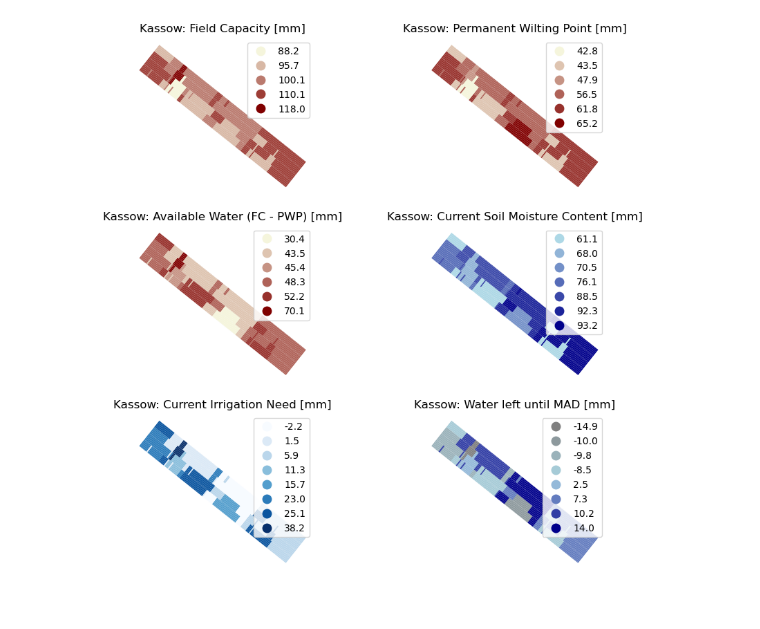
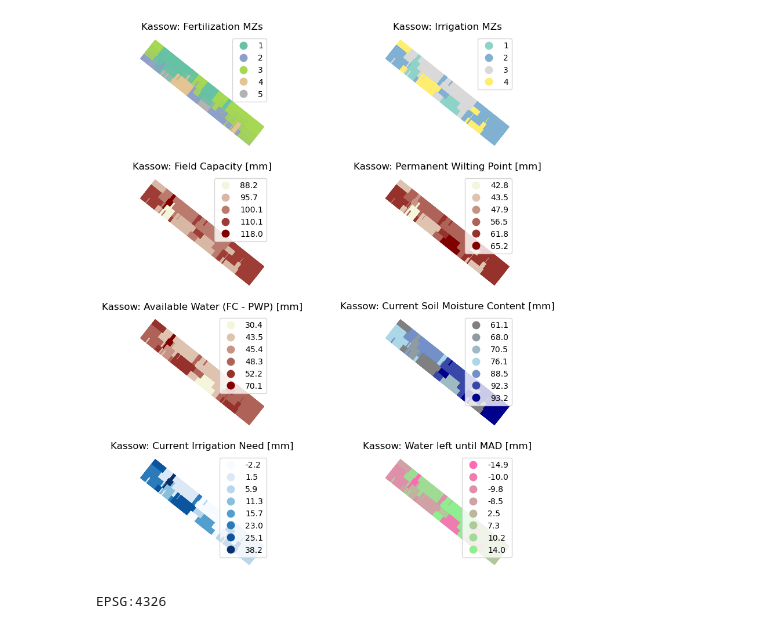
Before and after one commit to AlexSteiger/fertigationMap, a Jupyter notebook: irrigationMap/outputFiles/irrigationMap.ipynb, the cells around one changed output. Cells and saved outputs as stored; diff of their text form; code cells hidden in the pictures.

```diff
--- a/irrigationMap/outputFiles/irrigationMap.ipynb
+++ b/irrigationMap/outputFiles/irrigationMap.ipynb
@@ -17,13 +20,13 @@ fill_up_rate = [0.9, 0.9, 0.9]
 MAD_set      = [0.5,0.5,0.5]
 # %%
 ## read the MZs as Grids (with SensorID and FC) from the GeoPortal
-def get_MZ(university):
+def get_MZ(university,MZtype):
     # Create an SSL context that doesn't verify the certificates.
     ssl_context = ssl.create_default_context()
     ssl_context.check_hostname = False
     ssl_context.verify_mode = ssl.CERT_NONE
 
-    filename = f"irrigation_MZ_as_grid_with_SensorID_and_FC_{university}"
+    filename = f"{MZtype}_MZ_as_grid_{university}"
     URL1 = "http://geoportal.addferti.eu/geoserver/ows"
     URL2 = "?service=WFS&version=1.0.0&request=GetFeature&typename=geonode%3A"
     URL4 = filename
@@ -95,7 +98,11 @@ def get_rain(university):
     return rain_df
 # %%
 for i in range(0,1):
-    MZ_gdf  = get_MZ(uni[i])
+    irr_MZ_gdf  = get_MZ(uni[i],"irr")
+    fer_MZ_gdf  = get_MZ(uni[i],"fer")
     rain_df = get_rain(uni[i])
     CMC_df  = get_current_SMC(uni[i])
+
+print(rain_df)
+print(CMC_df)
 # %% [output]
@@ -165,35 +198,67 @@ gdf.head()
 # %%
 ## Plots
-import matplotlib.colors as mcolors
-from matplotlib.colors import LinearSegmentedColormap
-fig, axs = plt.subplots(nrows=3, ncols=2, figsize=(10,10))
+fig, axs = plt.subplots(nrows=4, ncols=2, figsize=(10,12))
 
-color00 = LinearSegmentedColormap.from_list("", ['beige','maroon'])
-color01 = LinearSegmentedColormap.from_list("", ['lightblue','darkblue'])
-color11 = LinearSegmentedColormap.from_list("", ['gray','lightblue','darkblue'])
+color10 = LinearSegmentedColormap.from_list("", ['beige','maroon'])
+color11 = LinearSegmentedColormap.from_list("", ['lightblue','darkblue'])
+color21 = LinearSegmentedColormap.from_list("", ['gray','lightblue','darkblue'])
+color31 = LinearSegmentedColormap.from_list("", ['hotpink','lightgreen'])
 
-gdf.plot(ax=axs[0,0], column="FC_mm", cmap=color00,legend="TRUE", categorical="true")
-gdf.plot(ax=axs[0,1], column="PWP_mm",cmap=color00,legend="TRUE", categorical="true")
-gdf.plot(ax=axs[1,0], column="AW_mm", cmap=color00,legend="TRUE", categorical="true")
-gdf.plot(ax=axs[1,1], column="CMC_mm",cmap=color01,legend="TRUE", categorical="true")
-gdf.plot(ax=axs[2,0], column="IN_mm", cmap='Blues',legend="TRUE", categorical="true")
-gdf.plot(ax=axs[2,1], column="WL_mm", cmap=color11,legend="TRUE", categorical="true")
+gdf.plot(ax=axs[0,0], column="fer_MZ",cmap='Set2',legend="TRUE", categorical="true")
+gdf.plot(ax=axs[0,1], column="irr_MZ",cmap='Set3',legend="TRUE", categorical="true")
+gdf.plot(ax=axs[1,0], column="FC_mm", cmap=color10,legend="TRUE", categorical="true")
+gdf.plot(ax=axs[1,1], column="PWP_mm",cmap=color10,legend="TRUE", categorical="true")
+gdf.plot(ax=axs[2,0], column="AW_mm", cmap=color10,legend="TRUE", categorical="true")
+gdf.plot(ax=axs[2,1], column="CMC_mm",cmap=color21,legend="TRUE", categorical="true")
+gdf.plot(ax=axs[3,0], column="IN_mm", cmap='Blues',legend="TRUE", categorical="true")
+gdf.plot(ax=axs[3,1], column="WL_mm", cmap=color31,legend="TRUE", categorical="true")
 
-axs[0,0].set_title(field[i] + ": Field Capacity [mm]")
-axs[0,1].set_title(field[i] + ": Permanent Wilting Point [mm]")
-axs[1,0].set_title(field[i] + ": Available Water (FC - PWP) [mm]")
-axs[1,1].set_title(field[i] + ": Current Soil Moisture Content [mm]")
-axs[2,0].set_title(field[i] + ": Current Irrigation Need [mm]")
-axs[2,1].set_title(field[i] + ": Water left until MAD [mm]")
+axs[0,0].set_title(field[i] + ": Fertilization MZs")
+axs[0,1].set_title(field[i] + ": Irrigation MZs")
+axs[1,0].set_title(field[i] + ": Field Capacity [mm]")
+axs[1,1].set_title(field[i] + ": Permanent Wilting Point [mm]")
+axs[2,0].set_title(field[i] + ": Available Water (FC - PWP) [mm]")
+axs[2,1].set_title(field[i] + ": Current Soil Moisture Content [mm]")
+axs[3,0].set_title(field[i] + ": Current Irrigation Need [mm]")
+axs[3,1].set_title(field[i] + ": Water left until MAD [mm]")
 
 axs[0,0].axis("off")
 axs[0,1].axis("off")
 axs[1,0].axis("off")
 axs[1,1].axis("off")
 axs[2,0].axis("off")
 axs[2,1].axis("off")
+axs[3,0].axis("off")
+axs[3,1].axis("off")
 
 plt.savefig(field[i]+".png")
 plt.show()
 # %% [output]
-[figure, old version]
+[figure, new version]
+# %%
+## Export the results
+folder      = "VRI_" + uni[i] + "_application_map/"
+filename    = "VRI_" + uni[i] + "_application_map.shp"
+pathAndName = folder + filename
+pathAndName
+
+# Export the Irrigation Map Shapefile
+# Create a new directory if it does not exist
+if not os.path.exists(folder):
+    os.makedirs(folder)
+
+print(gdf.crs)
+
+gdf.to_file(pathAndName, driver='ESRI Shapefile')
+
+# Export "Water left until MAD" as a matrix
+#wl_raster_idw = raster.aggregate(wl_raster_idw, fact=4) # aggregate from 5x5 m to
+# Reproject to WGS84 + longlat
+#wl_raster_idw = projectRaster(wl_raster_idw, crs="+proj=longlat +datum=WGS84")
+# Transform Raster to Point matrix with format: "x, y, value"
+#wl_matrix_idw = rasterToPoints(wl_raster_idw, spatial=False)
+#wl_matrix_idw.columns = ["x", "y", "wl"]
+#filename = "water_left_" + university[i] + ".txt"
+#wl_matrix_idw.to_csv(filename, sep=",", index=False)
+# %% [output]
+EPSG:4326
```
Also changed, not shown: parts of 6 cells of this notebook, 7 other files.
